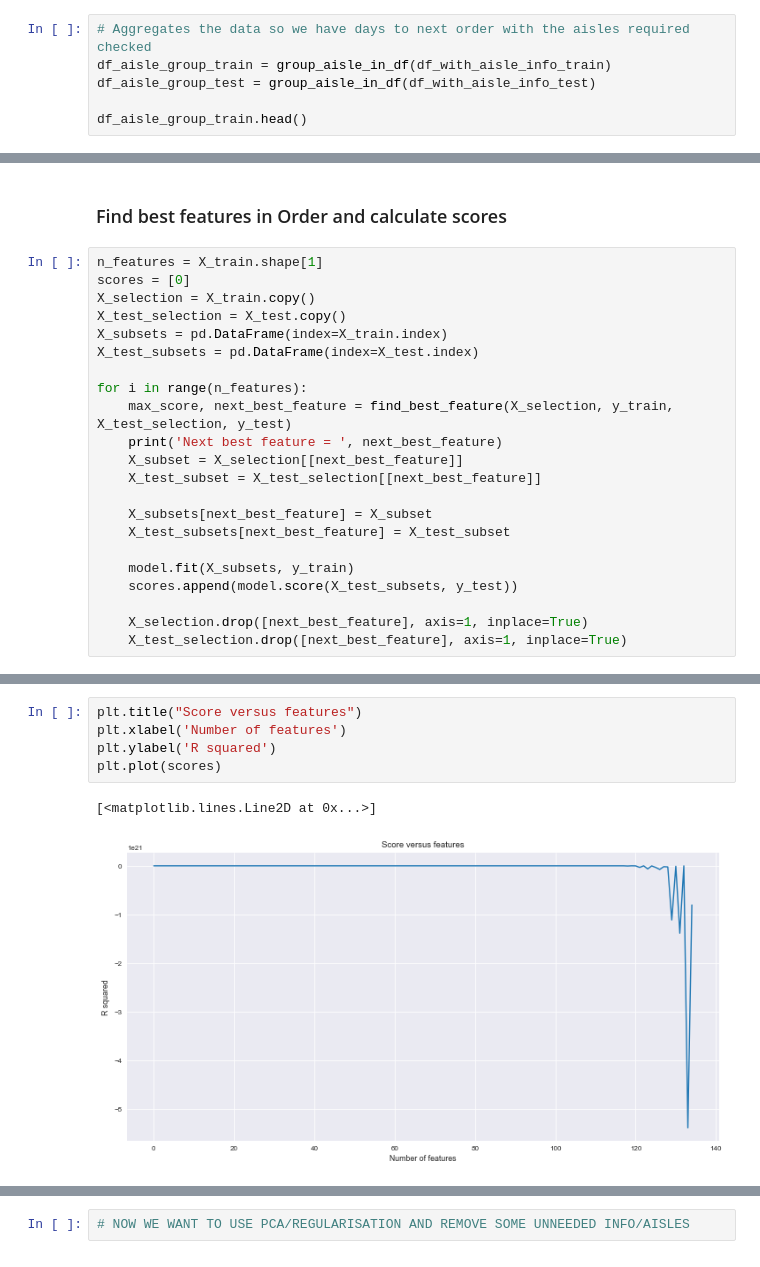
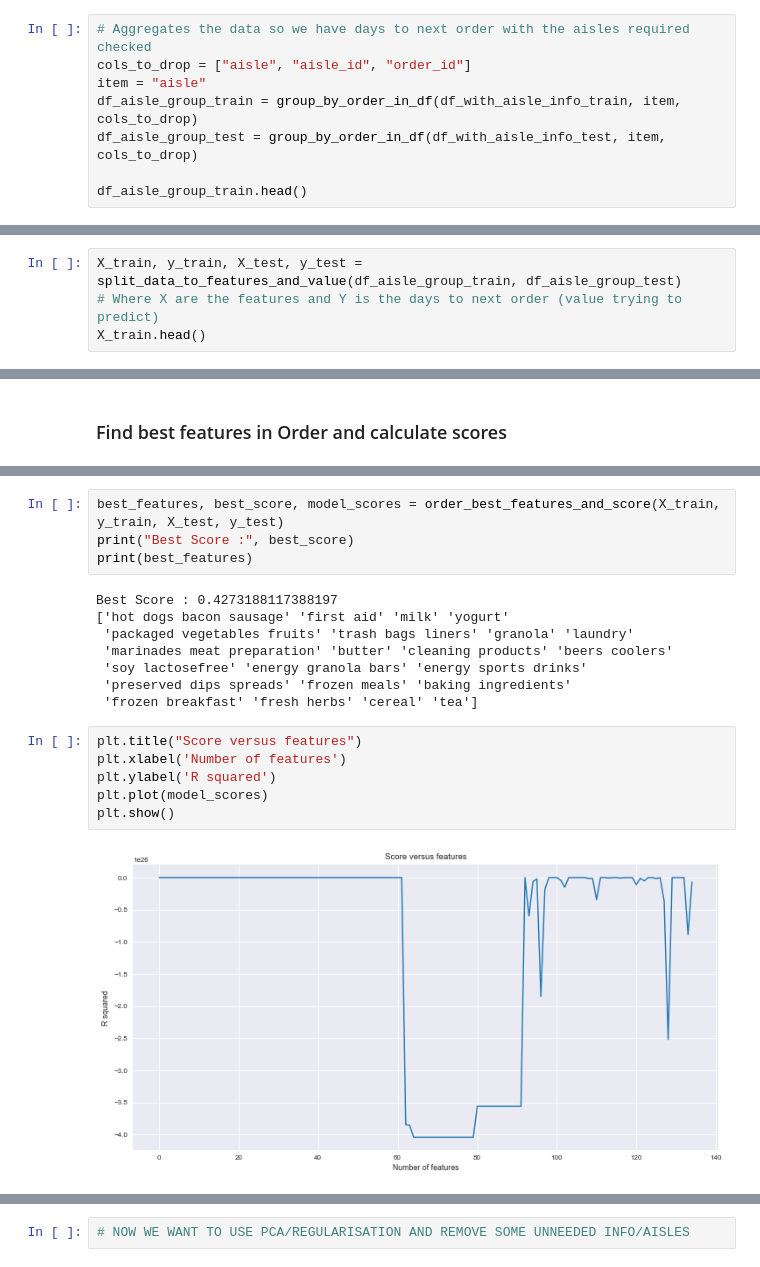
Before and after one commit to 1carew1/instacart_investigation, a Jupyter notebook: Assignment_2_Regression.ipynb, the cells around one changed output, grey strips where cells are left out. Drawn from its saved outputs; the diff is of its cells as text.

```diff
--- a/Assignment_2_Regression.ipynb
+++ b/Assignment_2_Regression.ipynb
@@ -187,8 +260,10 @@ df_with_aisle_info_train.head()
 ### Populate the Aisle Columns
 # %%
 # Aggregates the data so we have days to next order with the aisles required checked
-df_aisle_group_train = group_aisle_in_df(df_with_aisle_info_train)
-df_aisle_group_test = group_aisle_in_df(df_with_aisle_info_test)
+cols_to_drop = ["aisle", "aisle_id", "order_id"]
+item = "aisle"
+df_aisle_group_train = group_by_order_in_df(df_with_aisle_info_train, item, cols_to_drop)
+df_aisle_group_test = group_by_order_in_df(df_with_aisle_info_test, item, cols_to_drop)
 
 df_aisle_group_train.head()
 # %% [output]
@@ -225,0 +279,4 @@ X_train.head()
+# %%
+X_train, y_train, X_test, y_test = split_data_to_features_and_value(df_aisle_group_train, df_aisle_group_test)
+# Where X are the features and Y is the days to next order (value trying to predict)
+X_train.head()
@@ -262,24 +305,2 @@ find_best_feature(X_train, y_train, X_test, y_test)
 # %% [markdown]
 ### Find best features in Order and calculate scores
-# %%
-n_features = X_train.shape[1]
-scores = [0]
-X_selection = X_train.copy()
-X_test_selection = X_test.copy()
-X_subsets = pd.DataFrame(index=X_train.index)
-X_test_subsets = pd.DataFrame(index=X_test.index)
-
-for i in range(n_features):
-    max_score, next_best_feature = find_best_feature(X_selection, y_train, X_test_selection, y_test)
-    print('Next best feature = ', next_best_feature)
-    X_subset = X_selection[[next_best_feature]]
-    X_test_subset = X_test_selection[[next_best_feature]]
-
-    X_subsets[next_best_feature] = X_subset
-    X_test_subsets[next_best_feature] = X_test_subset
-
-    model.fit(X_subsets, y_train)
-    scores.append(model.score(X_test_subsets, y_test))
-
-    X_selection.drop([next_best_feature], axis=1, inplace=True)
-    X_test_selection.drop([next_best_feature], axis=1, inplace=True)
@@ -304,8 +307,20 @@ Next best feature =  nuts_seeds_dried_fruit
+# %%
+best_features, best_score, model_scores = order_best_features_and_score(X_train, y_train, X_test, y_test)
+print("Best Score :", best_score)
+print(best_features)
+# %% [output]
+Best Score : 0.4273188117388197
+['hot dogs bacon sausage' 'first aid' 'milk' 'yogurt'
+ 'packaged vegetables fruits' 'trash bags liners' 'granola' 'laundry'
+ 'marinades meat preparation' 'butter' 'cleaning products' 'beers coolers'
+ 'soy lactosefree' 'energy granola bars' 'energy sports drinks'
+ 'preserved dips spreads' 'frozen meals' 'baking ingredients'
+ 'frozen breakfast' 'fresh herbs' 'cereal' 'tea']
 # %%
 plt.title("Score versus features")
 plt.xlabel('Number of features')
 plt.ylabel('R squared')
-plt.plot(scores)
+plt.plot(model_scores)
+plt.show()
 # %% [output]
-[<matplotlib.lines.Line2D at 0x...>]
-[figure, old version]
+[figure, new version]
```
Also changed, not shown: parts of 36 cells of this notebook.
